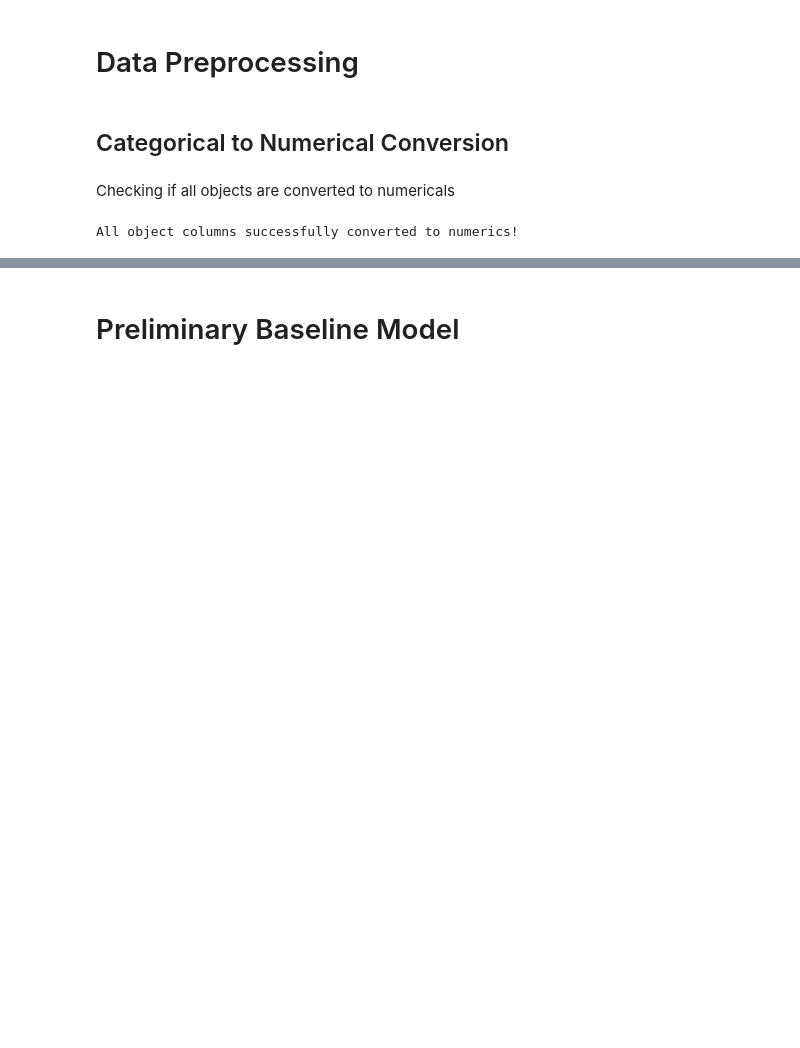
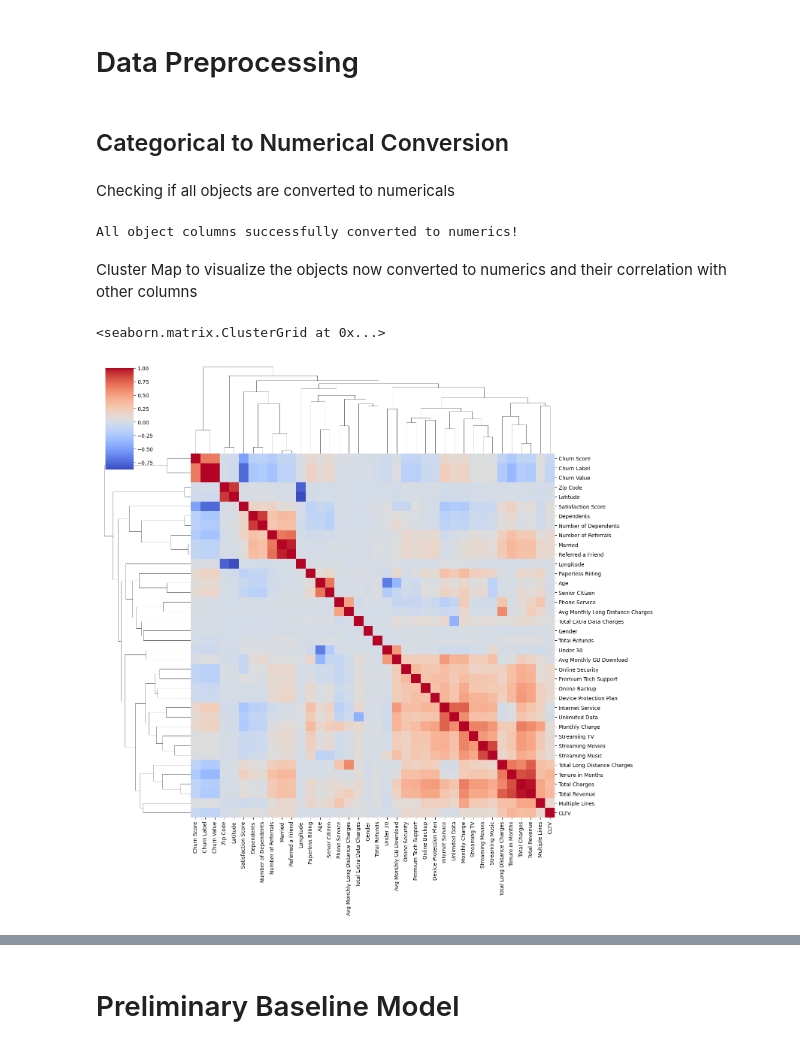
Before and after one commit to MxRaCohen/CustomerChurn, a Jupyter notebook: notebooks/Customer_Churn.ipynb, the cells around one changed output, grey strips where cells are left out. Saved outputs shown, nothing was run; the diff lists cells and outputs as text; code cells hidden in the pictures; blank space fills up the shorter version.

Commit message:
Added clustermap

```diff
--- a/notebooks/Customer_Churn.ipynb
+++ b/notebooks/Customer_Churn.ipynb
@@ -240,3 +240,10 @@ else:
     print("Some object columns are still not converted.")
 # %% [output]
 All object columns successfully converted to numerics!
+# %% [markdown]
+Cluster Map to visualize the objects now converted to numerics and their correlation with other columns
+# %%
+sns.clustermap(churn_all[numerical_cols].corr(), annot=False, cmap='coolwarm', figsize=(15,15))
+# %% [output]
+<seaborn.matrix.ClusterGrid at 0x...>
+[figure, added]
```
Also changed, not shown: parts of 2 cells of this notebook.
